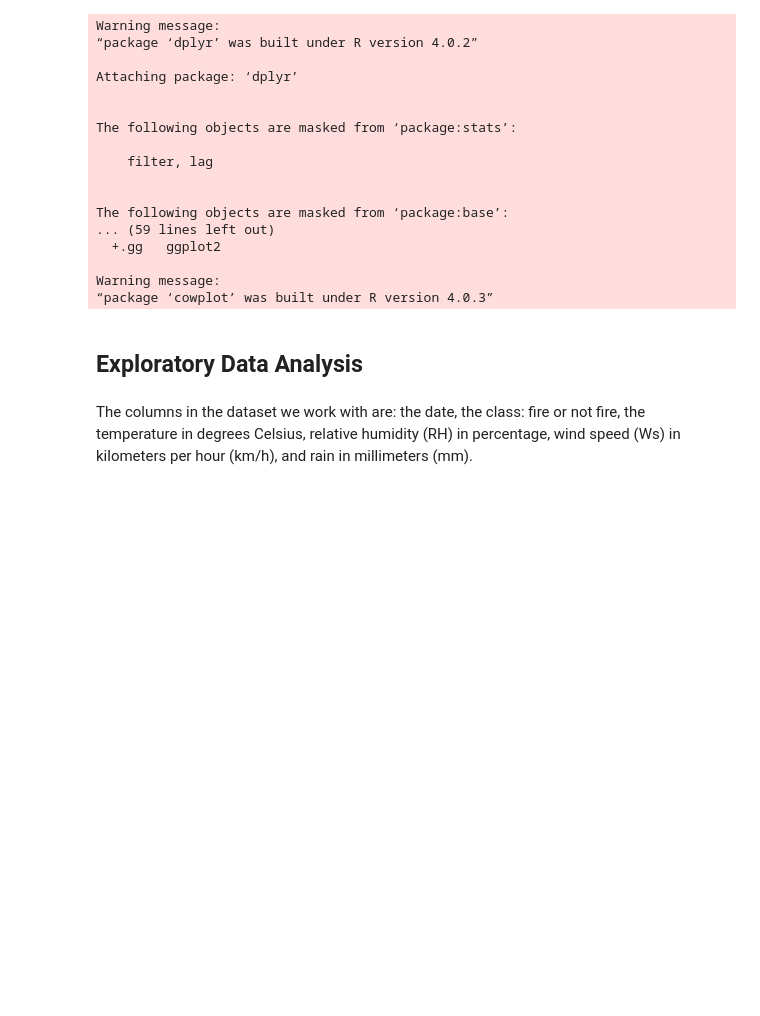
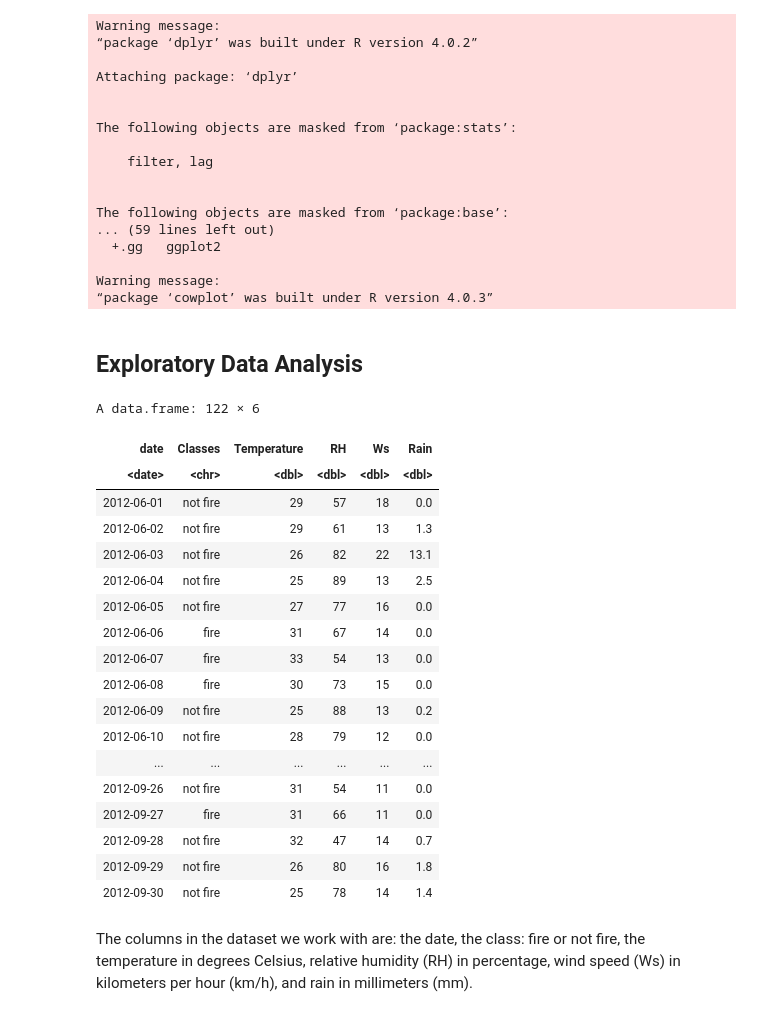
Before and after one commit to a-kong/dsci100-project, a Jupyter notebook: report.ipynb, the cells around one changed output. Saved outputs shown, nothing was run; the diff lists cells and outputs as text; code cells hidden in the pictures; blank space fills up the shorter version.

```diff
--- a/report.ipynb
+++ b/report.ipynb
@@ -68,25 +70,45 @@ Warning message:
 # %%
 # Reading and tidying data from the web
 
 # read .csv file
 algerian_fire <- read.csv("https://archive.ics.uci.edu/ml/machine-learning-databases/00547/Algerian_forest_fires_dataset_UPDATE.csv", skip = 1)
 
 # select the Bajaia region data and set up the right labels
 bejaia_fire_0 <- algerian_fire[c(1:122), ]
 bejaia_fire <- bejaia_fire_0 %>%
                  select(day, month, year, Classes, Temperature, RH, Ws, Rain) %>%
                  mutate(Temperature = as.numeric(Temperature)) %>%
                  mutate(RH = as.numeric(RH)) %>%
                  mutate(Ws = as.numeric(Ws)) %>%
                  mutate(Rain = as.numeric(Rain))
 
 # combine three columns and set it as date
 bejaia_fire$date <- as.Date(with(bejaia_fire, paste(year, month, day, sep="-")), "%Y-%m-%d")
 
 # tidy the whole dataset
 bejaia_fire_tidy <- bejaia_fire %>%
                     select(date, Classes,Temperature, RH, Ws, Rain)
-# bejaia_fire_tidy
+bejaia_fire_tidy
+# %% [output]
+A data.frame: 122 × 6
+| date | Classes | Temperature | RH | Ws | Rain |
+| <date> | <chr> | <dbl> | <dbl> | <dbl> | <dbl> |
+| 2012-06-01 | not fire | 29 | 57 | 18 | 0.0 |
+| 2012-06-02 | not fire | 29 | 61 | 13 | 1.3 |
+| 2012-06-03 | not fire | 26 | 82 | 22 | 13.1 |
+| 2012-06-04 | not fire | 25 | 89 | 13 | 2.5 |
+| 2012-06-05 | not fire | 27 | 77 | 16 | 0.0 |
+| 2012-06-06 | fire | 31 | 67 | 14 | 0.0 |
+| 2012-06-07 | fire | 33 | 54 | 13 | 0.0 |
+| 2012-06-08 | fire | 30 | 73 | 15 | 0.0 |
+| 2012-06-09 | not fire | 25 | 88 | 13 | 0.2 |
+| 2012-06-10 | not fire | 28 | 79 | 12 | 0.0 |
+| ... | ... | ... | ... | ... | ... |
+| 2012-09-26 | not fire | 31 | 54 | 11 | 0.0 |
+| 2012-09-27 | fire | 31 | 66 | 11 | 0.0 |
+| 2012-09-28 | not fire | 32 | 47 | 14 | 0.7 |
+| 2012-09-29 | not fire | 26 | 80 | 16 | 1.8 |
+| 2012-09-30 | not fire | 25 | 78 | 14 | 1.4 |
 # %% [markdown]
 The columns in the dataset we work with are: the date, the class: fire or not fire, the temperature in degrees Celsius, relative humidity (RH) in percentage, wind speed (Ws) in kilometers per hour (km/h), and rain in millimeters (mm).
 # %%
```
Also changed, not shown: parts of 8 cells of this notebook.
